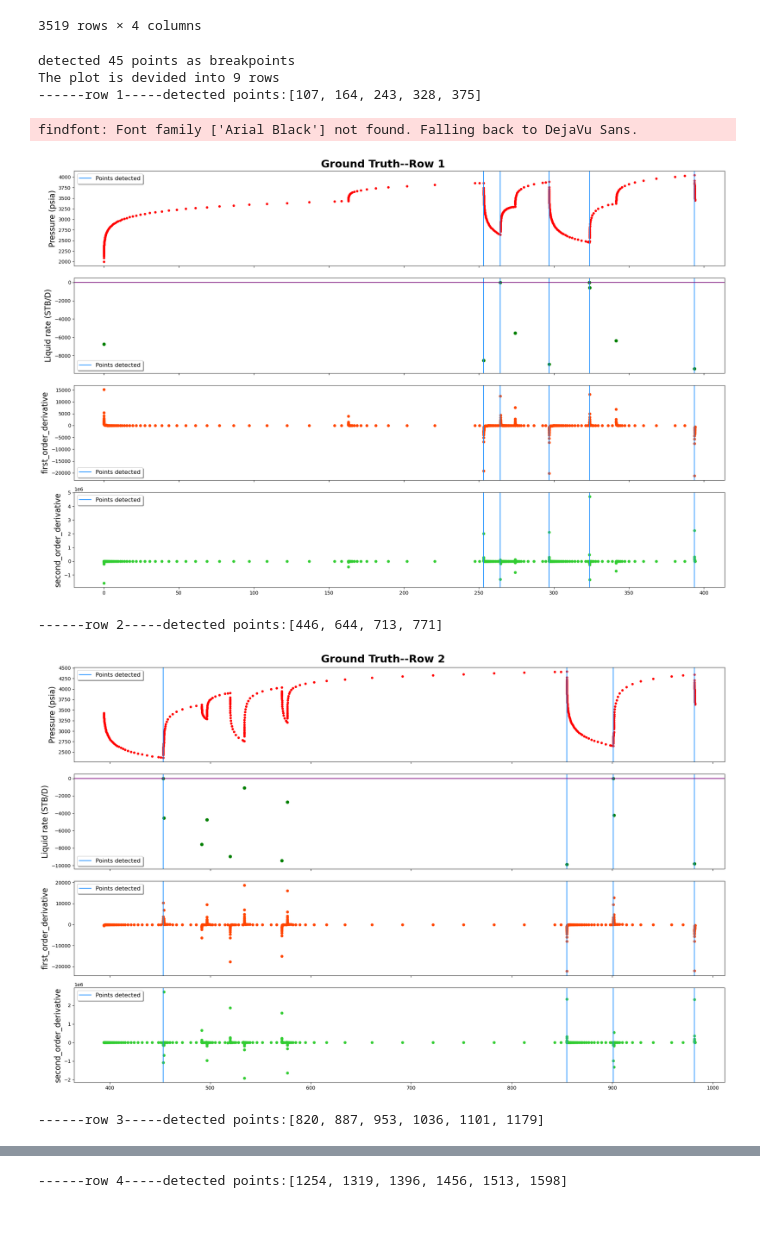
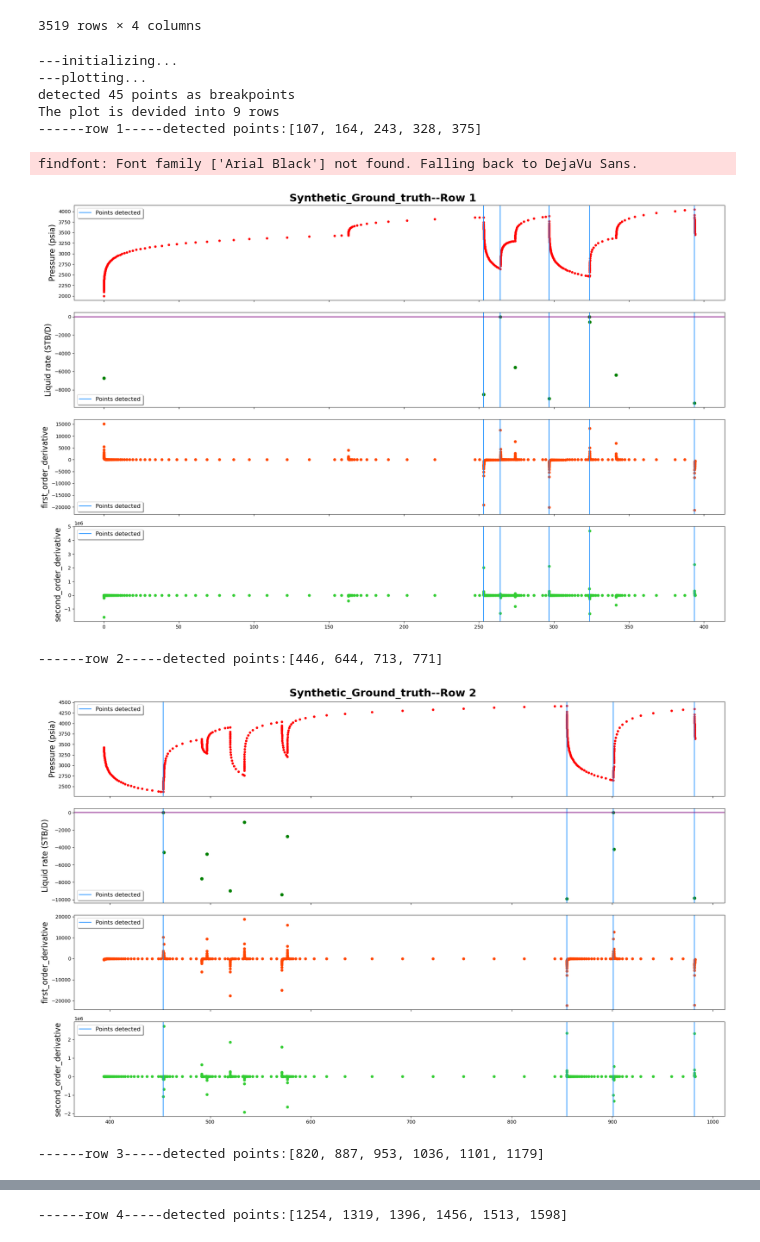
Before and after one commit to juneciel510/transient_identification, a Jupyter notebook: source_code/synthetic_data.ipynb, the cells around one changed output, grey strips where cells are left out. Saved outputs shown, nothing was run; the diff lists cells and outputs as text; code cells hidden in the pictures.

```diff
--- a/source_code/synthetic_data.ipynb
+++ b/source_code/synthetic_data.ipynb
@@ -31,8 +31,16 @@ from plot2 import group_index, plot_breakpoints,plot_4_metrics,plot_4_metrics_de
 #experiment setup
 ground_truth=[107, 164, 243, 328, 375, 446, 644, 713, 771, 820, 887, 953, 1036, 1101, 1179, 1254, 1319, 1396, 1456, 1513, 1598, 1648, 1719, 1784, 1875, 1938, 2017, 2073, 2185, 2247, 2315, 2369, 2433, 2487, 2552, 2610, 2835, 2916, 2965, 3044, 3101, 3240, 3284, 3368, 3411]
 print(len(ground_truth))
-colum_names ={"pressure":["Date","Pressure (psia)","first_order_derivative","second_order_derivative"],
-                    "rate":["Time@end","Liquid rate (STB/D)"]}
+# colum_names ={"pressure":{"Date","Pressure (psia)","first_order_derivative","second_order_derivative"},
+#                     "rate":{"Time@end","Liquid rate (STB/D)"}}
+
+colum_names={"pressure":{"time":"Date",
+                        "measure":"Pressure (psia)",
+                        "first_order_derivative":"first_order_derivative",
+                        "second_order_derivative":"second_order_derivative"},
+             "rate":{"time":"Time@end",
+                     "measure":"Liquid rate (STB/D)"}}
+data_inOneRow=400
 # %% [output]
 45
 # %%
@@ -122,23 +132,30 @@ display(pressure_df)
 3519 rows × 4 columns
 # %%
 #save and plot ground truth breakpoints
-data_inOneRow=400
-filename="../data_output/Synthetic_Ground_truth.pdf"
-plot_name="Ground Truth"
-plot_4_metrics_details(data_inOneRow,
-                       pressure_df,
-                       rate_df,
-                       ground_truth,
-                       [],
-                       plot_name,
-                       filename,
-                       colum_names)
+filename_toSave="../data_output/Synthetic_Ground_truth.pdf"
+plot_name="Synthetic_Ground_truth"
+plot_whole=False
+plot_details=True
+plot_statistics=False
+PlotNSave(pressure_df,
+          rate_df,
+          ground_truth,
+          [],
+          data_inOneRow,
+          plot_name,
+          filename_toSave,
+          plot_statistics,
+          plot_whole,
+          plot_details,
+          colum_names)
 # %% [output]
+---initializing...
+---plotting...
 detected 45 points as breakpoints
 The plot is devided into 9 rows
 ------row 1-----detected points:[107, 164, 243, 328, 375]
 findfont: Font family ['Arial Black'] not found. Falling back to DejaVu Sans.
-[figure, old version]
+[figure, new version]
 ------row 2-----detected points:[446, 644, 713, 771]
-[figure, old version]
+[figure, new version]
 ------row 3-----detected points:[820, 887, 953, 1036, 1101, 1179]
```
Also changed, not shown: parts of 11 cells of this notebook, 6 other files.
